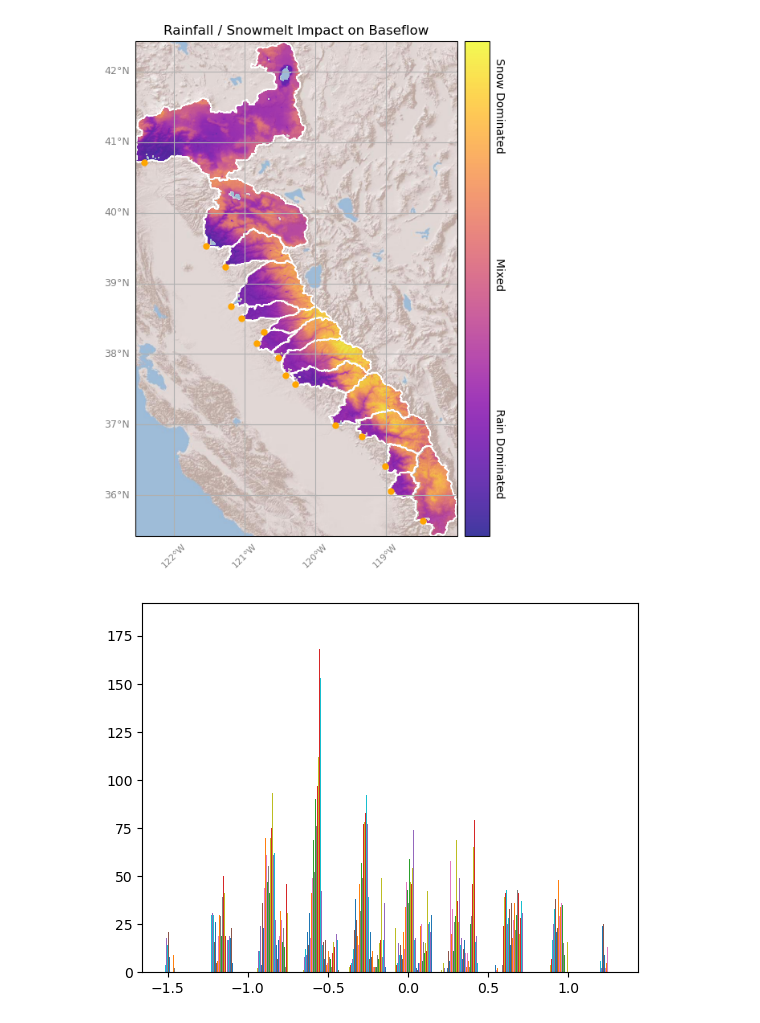
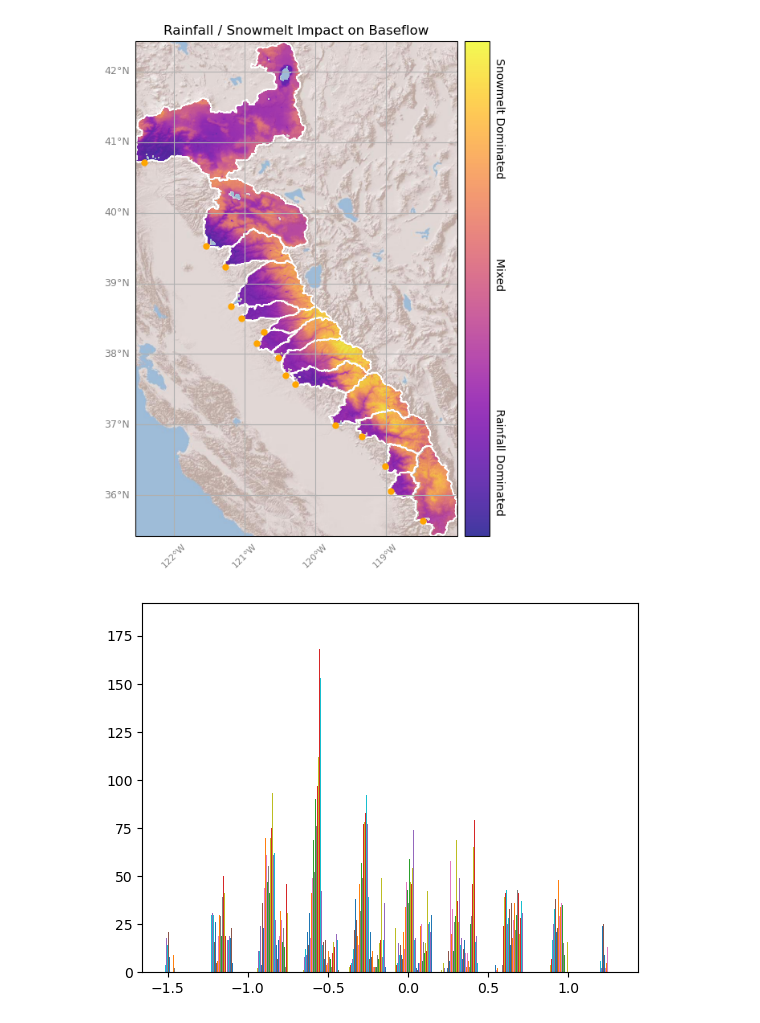
Before and after one commit to kashingtonDC/Baseflow_Source, a Jupyter notebook: code/08_Figure9.ipynb, the cells around one changed output. Drawn from its saved outputs; the diff is of its cells as text; code cells hidden in the pictures.

```diff
--- a/code/08_Figure9.ipynb
+++ b/code/08_Figure9.ipynb
@@ -99,38 +99,38 @@ def plot_basemaps(image, shp, title = None, cmap = plt.cm.get_cmap('plasma'), ax
     )
 
     cbar = fig.colorbar(im, pad=0.01);
-    tick_labels = ['            Rain Dominated',
+    tick_labels = ['            Rainfall Dominated',
                    '                Mixed',
-                   '      Snow Dominated']
+                   '      Snowmelt Dominated']
 
     #legend
     # cbar.ax.get_yaxis().set_ticks([])
     yticks = np.linspace(*cbar.ax.get_ylim(), 4)[1:]
     cbar.set_ticks(yticks, labels= tick_labels, rotation= 270)
     cbar.ax.tick_params(size=0) # remove ticks
 
     # Add shapefile outline
     ax.add_feature(shape_feature, zorder = 2)
 
     points = list(Reader("../shape/trm_res_fnf.shp").geometries())
 
     ax.scatter([point.x for point in points],
                [point.y for point in points],
                transform=ccrs.PlateCarree(), color= 'orange', s = 25, zorder = 10)
 
     # Set the title
     ax.set_title("{}".format(title), size = 12)
 
     return im
 
 
 fig, axes = plt.subplots(nrows=1, ncols=1,figsize = (12,8), subplot_kw={'projection': ccrs.PlateCarree()})
 im = plot_basemaps(dom_arr, "../shape/sierra_catchments.shp", "Rainfall / Snowmelt Impact on Baseflow", ax = axes, latlabels = True, lonlabels = True)
 fig.subplots_adjust(wspace=-0.02,hspace =0.00)
 
 plt.show()
 # %% [output]
-[figure, old version]
+[figure, new version]
 # %%
 plt.hist(dom_arr); plt.show()
 # %% [output]
```
Also changed, not shown: 2 other files.
